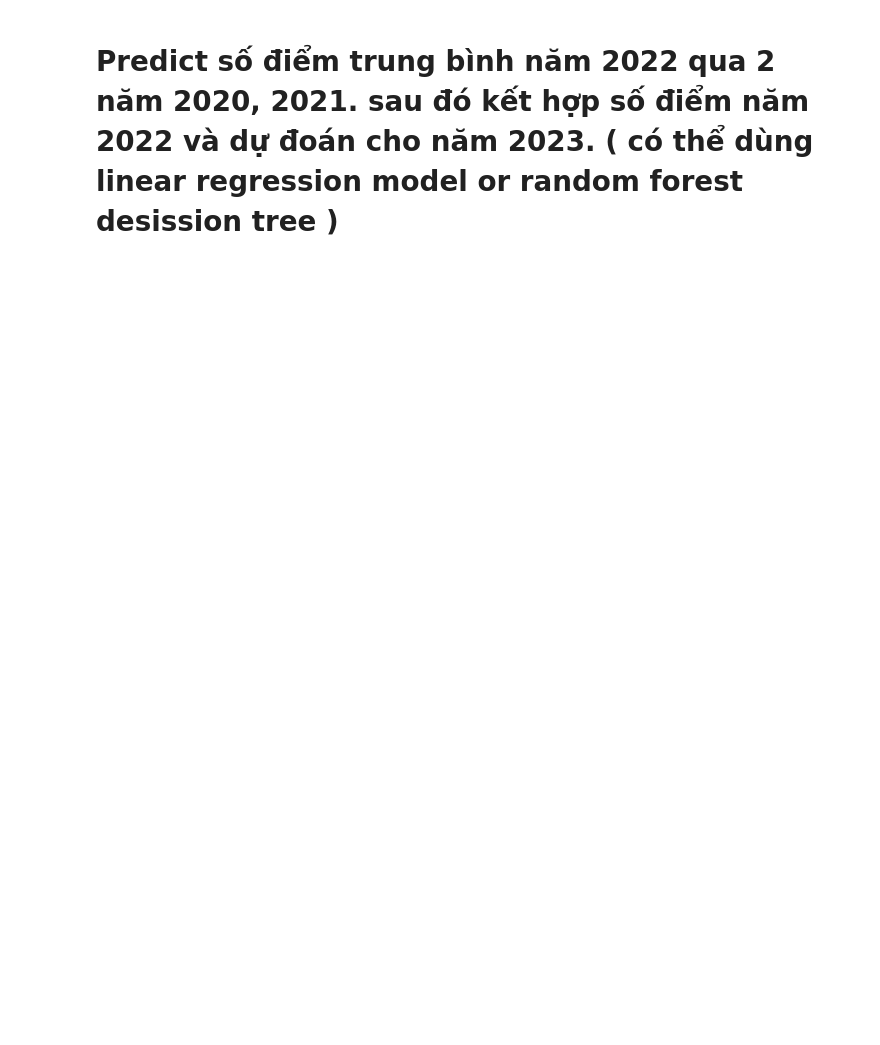
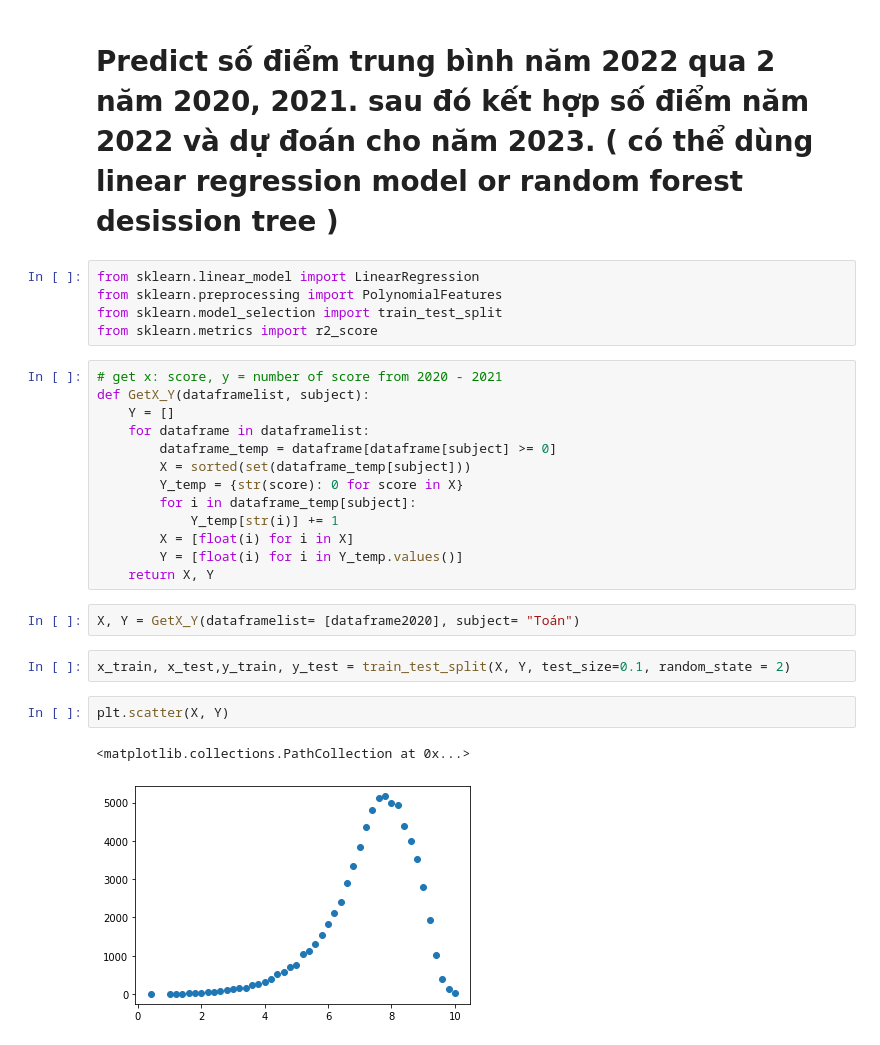
Before and after one commit to QuocBao02/Python-for-Data-Science---Final-Project, a Jupyter notebook: Report.ipynb, the cells around one changed output. Drawn from its saved outputs; the diff is of its cells as text; blank space fills up the shorter version.

```diff
--- a/Report.ipynb
+++ b/Report.ipynb
@@ -476,2 +477,29 @@ a
 # %% [markdown]
 # Predict số điểm trung bình năm 2022 qua 2 năm 2020, 2021. sau đó kết hợp số điểm năm 2022 và dự đoán cho năm 2023. ( có thể dùng linear regression model or random forest desission tree )
+# %%
+from sklearn.linear_model import LinearRegression
+from sklearn.preprocessing import PolynomialFeatures
+from sklearn.model_selection import train_test_split
+from sklearn.metrics import r2_score
+# %%
+# get x: score, y = number of score from 2020 - 2021
+def GetX_Y(dataframelist, subject):
+    Y = []
+    for dataframe in dataframelist:
+        dataframe_temp = dataframe[dataframe[subject] >= 0]
+        X = sorted(set(dataframe_temp[subject]))
+        Y_temp = {str(score): 0 for score in X}
+        for i in dataframe_temp[subject]:
+            Y_temp[str(i)] += 1
+        X = [float(i) for i in X]
+        Y = [float(i) for i in Y_temp.values()]
+    return X, Y
+# %%
+X, Y = GetX_Y(dataframelist= [dataframe2020], subject= "Toán")
+# %%
+x_train, x_test,y_train, y_test = train_test_split(X, Y, test_size=0.1, random_state = 2)
+# %%
+plt.scatter(X, Y)
+# %% [output]
+<matplotlib.collections.PathCollection at 0x...>
+[figure, added]
```
Also changed, not shown: parts of 7 cells of this notebook.
